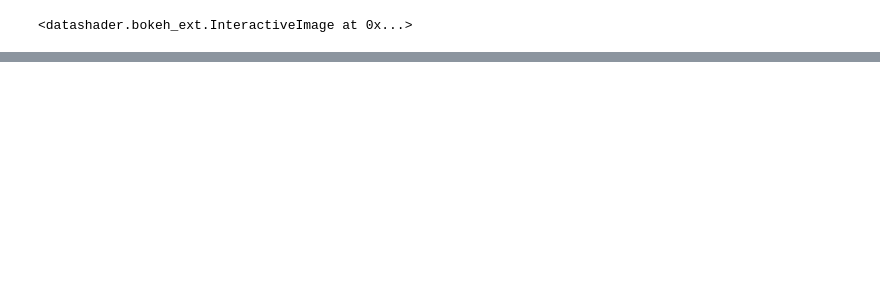
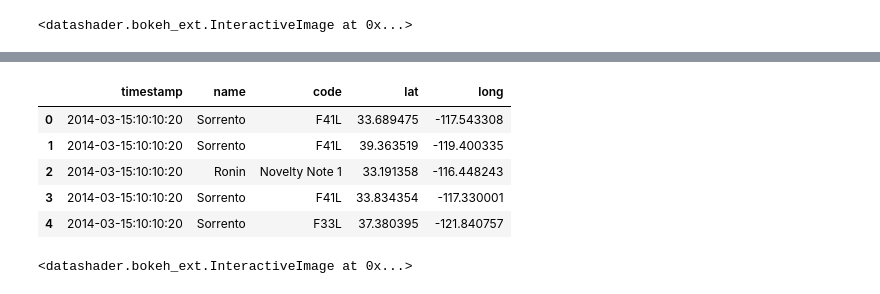
Before and after one commit to Ben-Epstein/geolocation, a Jupyter notebook: spark/milestone2/step2/step2.ipynb, the cells around one changed output, grey strips where cells are left out. Cells and saved outputs as stored; diff of their text form; code cells hidden in the pictures; blank space fills up the shorter version.

```diff
--- a/spark/milestone2/step2/step2.ipynb
+++ b/spark/milestone2/step2/step2.ipynb
@@ -120,0 +110,10 @@ step3
+# %%
+device_status = pd.read_csv("/Users/Rishi/Github/geolocation/spark/part-m-00000", names=["timestamp", "name", "code", "lat", "long"])
+device_status.head()
+# %% [output]
+|  | timestamp | name | code | lat | long |
+| 0 | 2014-03-15:10:10:20 | Sorrento | F41L | 33.689475 | -117.543308 |
+| 1 | 2014-03-15:10:10:20 | Sorrento | F41L | 39.363519 | -119.400335 |
+| 2 | 2014-03-15:10:10:20 | Ronin | Novelty Note 1 | 33.191358 | -116.448243 |
+| 3 | 2014-03-15:10:10:20 | Sorrento | F41L | 33.834354 | -117.330001 |
+| 4 | 2014-03-15:10:10:20 | Sorrento | F33L | 37.380395 | -121.840757 |
@@ -120,0 +141,4 @@ step3
+# %%
+x
+# %% [output]
+<datashader.bokeh_ext.InteractiveImage at 0x...>
```
Also changed, not shown: parts of 11 cells of this notebook, 1 other file.
